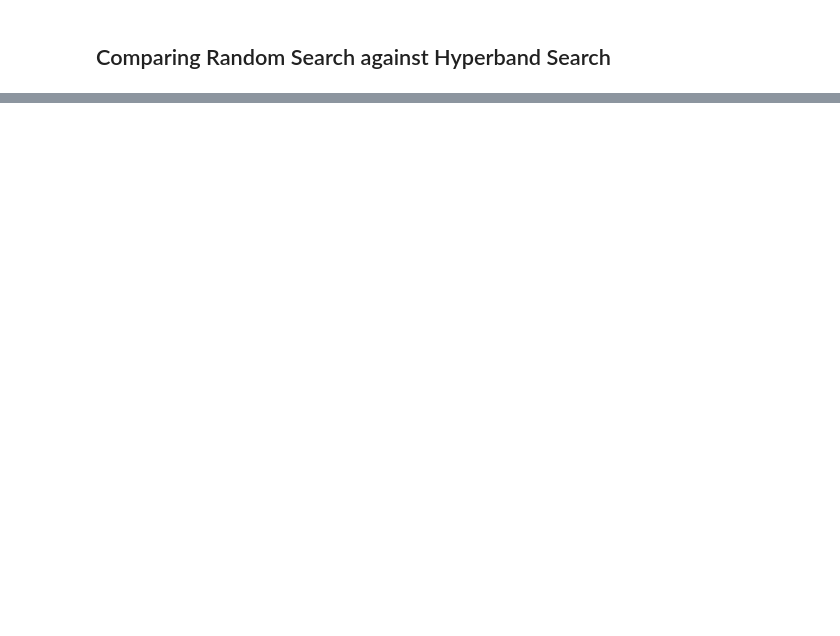
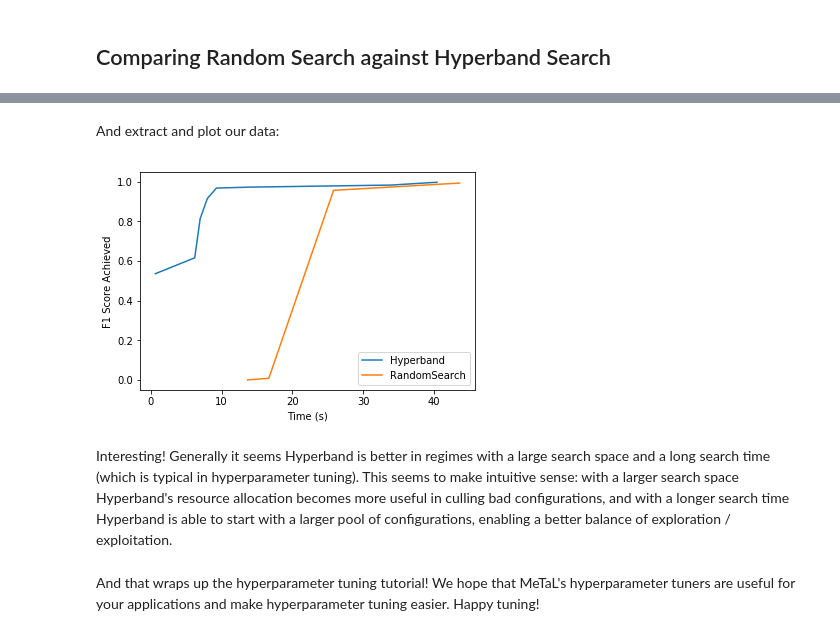
Before and after one commit to HazyResearch/metal, a Jupyter notebook: tutorials/Tuning.ipynb, the cells around one changed output, grey strips where cells are left out. Saved outputs shown, nothing was run; the diff lists cells and outputs as text; code cells hidden in the pictures; blank space fills up the shorter version.

Commit message:
Update tuning

```diff
--- a/tutorials/Tuning.ipynb
+++ b/tutorials/Tuning.ipynb
@@ -249,0 +332,3 @@ Awesome, we achieved an F1 ~.97, which beat our initial F1 ~.90. However, unfort
+# %%
+rs_tuner_harder = RandomSearchTuner(EndModel, seed=123)
+hb_tuner_harder = HyperbandTuner(EndModel, hyperband_epochs_budget=800, seed=123)
@@ -249,0 +371,12 @@ Awesome, we achieved an F1 ~.97, which beat our initial F1 ~.90. However, unfort
+# %% [markdown]
+And extract and plot our data:
+# %%
+hb_stats_harder = hb_tuner_harder.get_run_stats()
+rs_stats_harder = rs_tuner_harder.get_run_stats()
+plot_score_vs_time(rs_stats_harder, hb_stats_harder)
+# %% [output]
+[figure, added]
+# %% [markdown]
+Interesting! Generally it seems Hyperband is better in regimes with a large search space and a long search time (which is typical in hyperparameter tuning). This seems to make intuitive sense: with a larger search space Hyperband's resource allocation becomes more useful in culling bad configurations, and with a longer search time Hyperband is able to start with a larger pool of configurations, enabling a better balance of exploration / exploitation.
+# %% [markdown]
+And that wraps up the hyperparameter tuning tutorial! We hope that MeTaL's hyperparameter tuners are useful for your applications and make hyperparameter tuning easier. Happy tuning!
```
Also changed, not shown: parts of 24 cells of this notebook.
